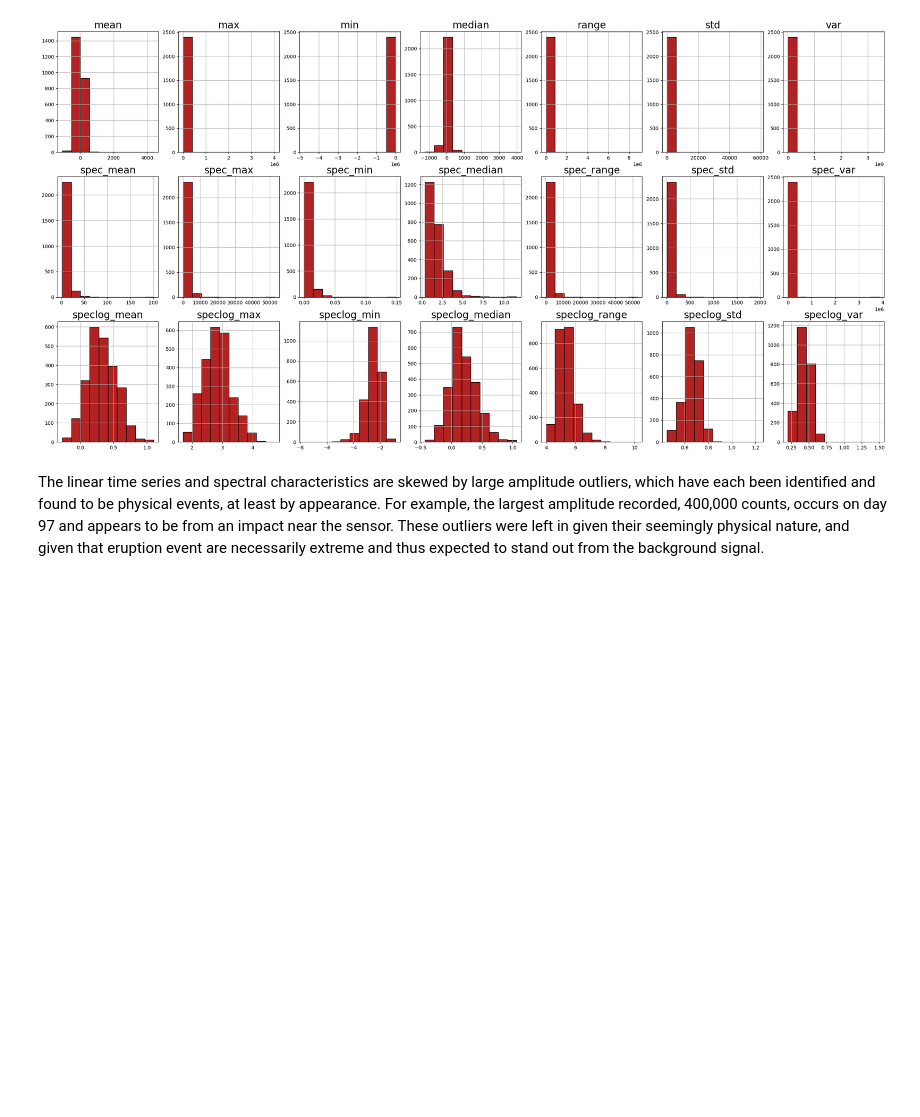
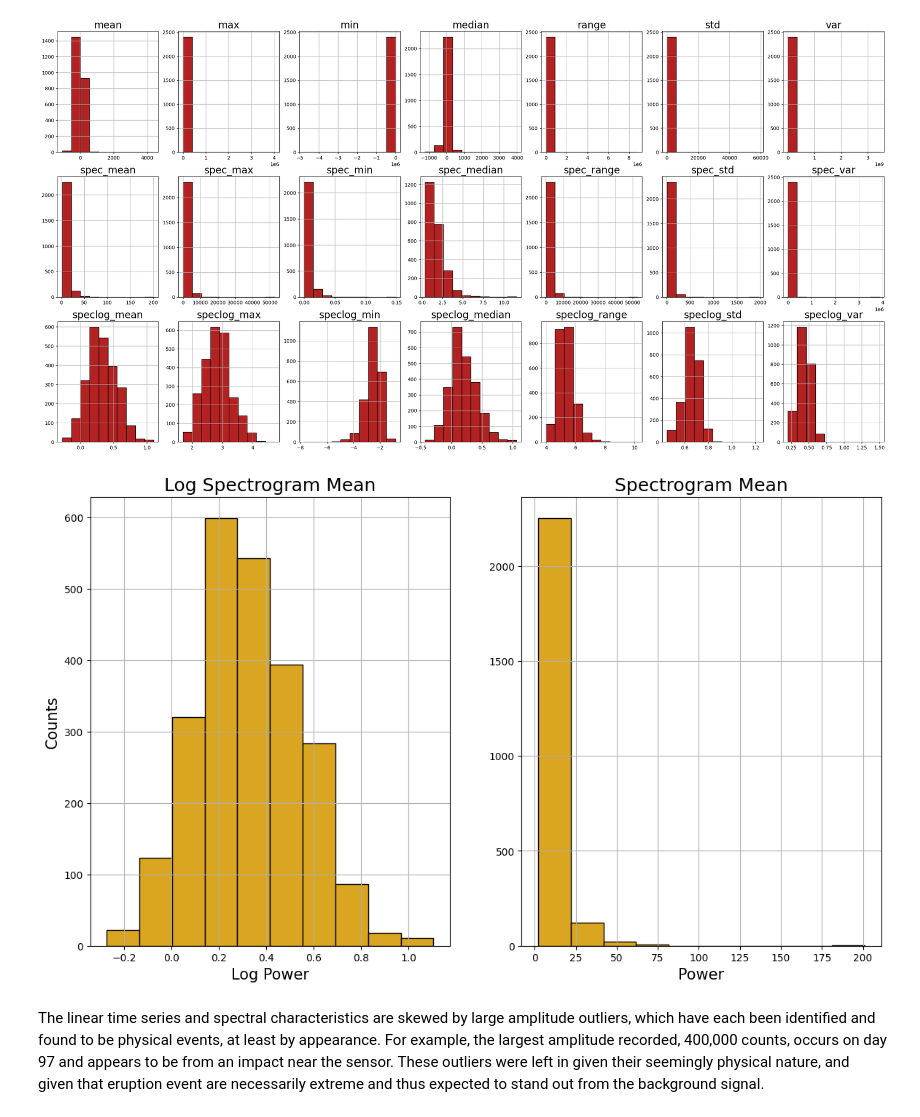
Before and after one commit to UW-MLGEO/MLGEO2024_Geldingadalir, a Jupyter notebook: notebooks/EDA.ipynb, the cells around one changed output. Saved outputs shown, nothing was run; the diff lists cells and outputs as text; code cells hidden in the pictures; blank space fills up the shorter version.

Commit message:
final edits to EDA and data cleaning plotting

```diff
--- a/notebooks/EDA.ipynb
+++ b/notebooks/EDA.ipynb
@@ -62,6 +62,24 @@ for i in np.arange(len(keys)):
     ax.grid()
 # %% [output]
 [figure]
+# %%
+#smaller example plots
+plt.figure(figsize=(14,8))
+
+plt.subplot(1,2,1)
+plt.hist(df['speclog_mean'], color='goldenrod', edgecolor='k')
+plt.title('Log Spectrogram Mean', fontsize=18)
+plt.xlabel('Log Power', fontsize=15)
+plt.ylabel('Counts', fontsize=15)
+plt.grid()
+
+plt.subplot(1,2,2)
+plt.hist(df['spec_mean'], color='goldenrod', edgecolor='k')
+plt.title('Spectrogram Mean', fontsize=18)
+plt.xlabel('Power', fontsize=15)
+plt.grid();
+# %% [output]
+[figure, added]
 # %% [markdown]
 The linear time series and spectral characteristics are skewed by large amplitude outliers, which have each been identified and found to be physical events, at least by appearance. For example, the largest amplitude recorded, 400,000 counts, occurs on day 97 and appears to be from an impact near the sensor. These outliers were left in given their seemingly physical nature, and given that eruption event are necessarily extreme and thus expected to stand out from the background signal.
 # %% [markdown]
```
